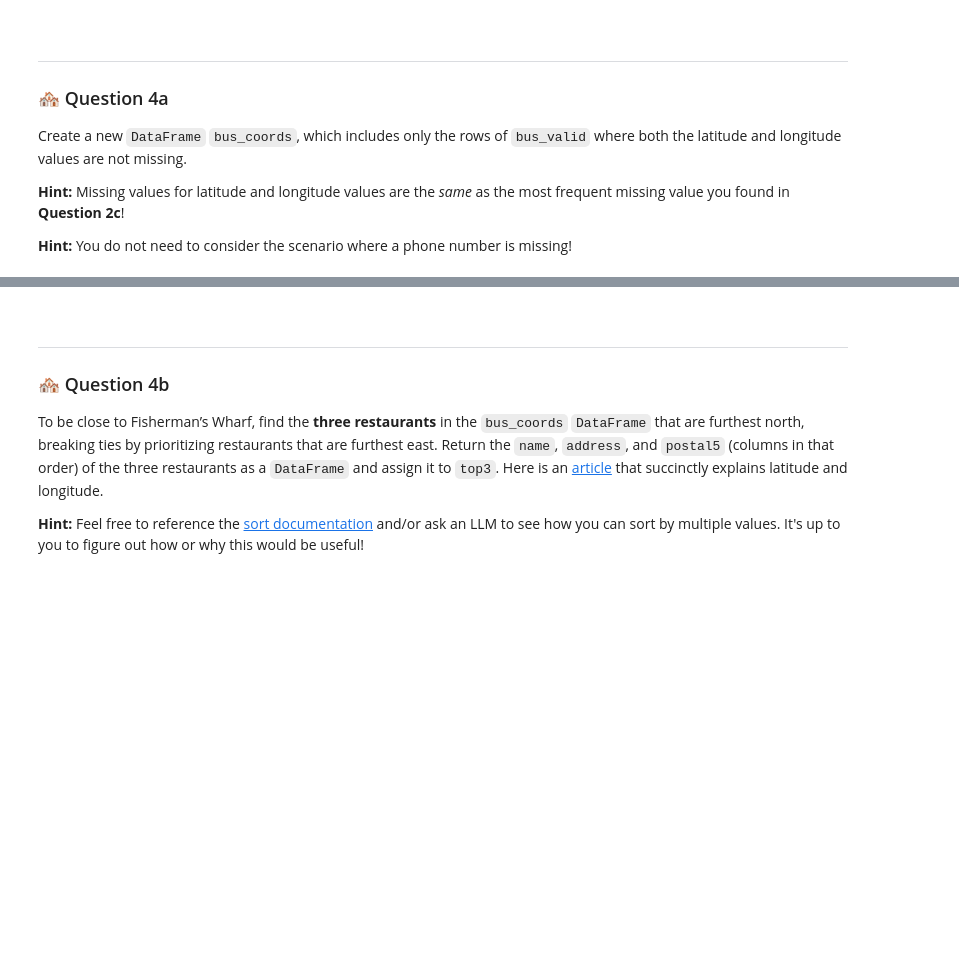
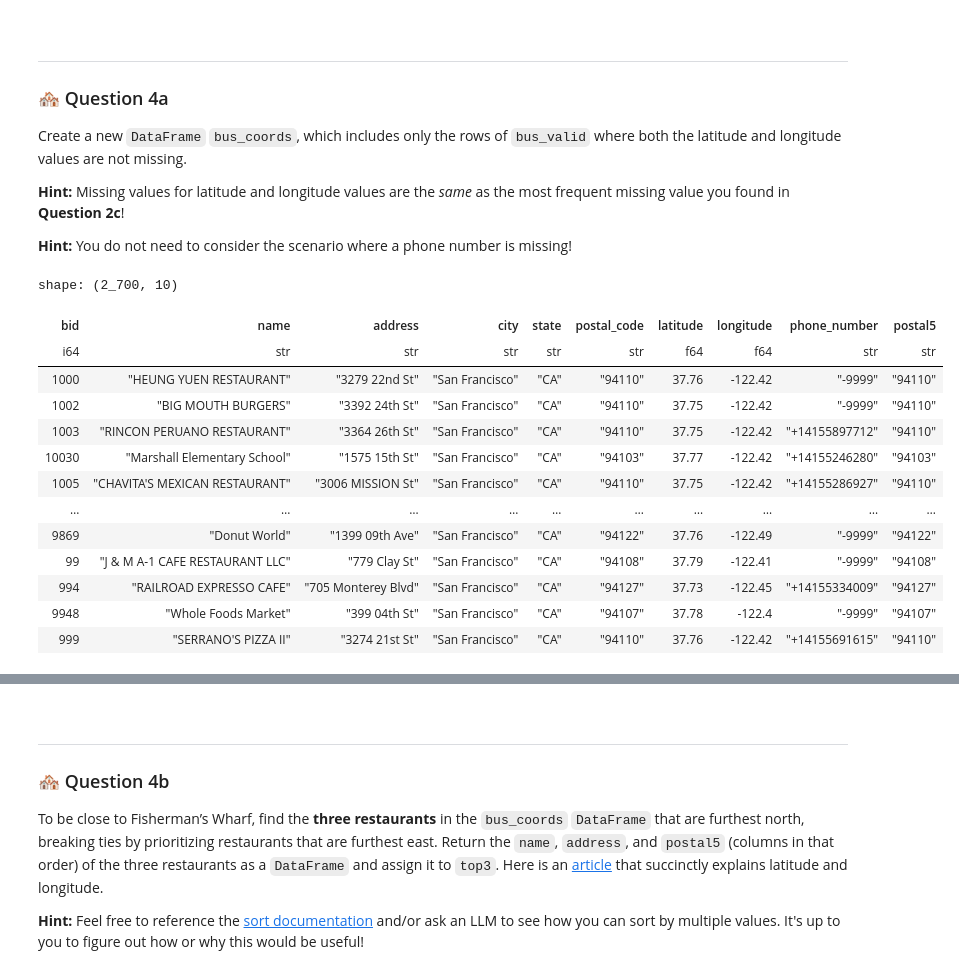
Before and after one commit to robinkool123/CS-Learn-Path, a Jupyter notebook: UCB-Data100/hw/hw01/hw01.ipynb, the cells around one changed output, grey strips where cells are left out. Drawn from its saved outputs; the diff is of its cells as text; code cells hidden in the pictures; blank space fills up the shorter version.

```diff
--- a/UCB-Data100/hw/hw01/hw01.ipynb
+++ b/UCB-Data100/hw/hw01/hw01.ipynb
@@ -499,7 +767,22 @@ Create a new `DataFrame` `bus_coords`, which includes only the rows of `bus_vali
 
 **Hint:** You do not need to consider the scenario where a phone number is missing!
 # %%
-bus_coords = ...
+bus_coords = bus_valid.filter(pl.col('latitude') > 0).filter(pl.col('longitude') > -180)
 bus_coords
+# %% [output]
+shape: (2_700, 10)
+| bid | name | address | city | state | postal_code | latitude | longitude | phone_number | postal5 |
+| i64 | str | str | str | str | str | f64 | f64 | str | str |
+| 1000 | "HEUNG YUEN RESTAURANT" | "3279 22nd St" | "San Francisco" | "CA" | "94110" | 37.76 | -122.42 | "-9999" | "94110" |
+| 1002 | "BIG MOUTH BURGERS" | "3392 24th St" | "San Francisco" | "CA" | "94110" | 37.75 | -122.42 | "-9999" | "94110" |
+| 1003 | "RINCON PERUANO RESTAURANT" | "3364 26th St" | "San Francisco" | "CA" | "94110" | 37.75 | -122.42 | "+14155897712" | "94110" |
+| 10030 | "Marshall Elementary School" | "1575 15th St" | "San Francisco" | "CA" | "94103" | 37.77 | -122.42 | "+14155246280" | "94103" |
+| 1005 | "CHAVITA'S MEXICAN RESTAURANT" | "3006 MISSION St" | "San Francisco" | "CA" | "94110" | 37.75 | -122.42 | "+14155286927" | "94110" |
+| … | … | … | … | … | … | … | … | … | … |
+| 9869 | "Donut World" | "1399 09th Ave" | "San Francisco" | "CA" | "94122" | 37.76 | -122.49 | "-9999" | "94122" |
+| 99 | "J & M A-1 CAFE RESTAURANT LLC" | "779 Clay St" | "San Francisco" | "CA" | "94108" | 37.79 | -122.41 | "-9999" | "94108" |
+| 994 | "RAILROAD EXPRESSO CAFE" | "705 Monterey Blvd" | "San Francisco" | "CA" | "94127" | 37.73 | -122.45 | "+14155334009" | "94127" |
+| 9948 | "Whole Foods Market" | "399 04th St" | "San Francisco" | "CA" | "94107" | 37.78 | -122.4 | "-9999" | "94107" |
+| 999 | "SERRANO'S PIZZA II" | "3274 21st St" | "San Francisco" | "CA" | "94110" | 37.76 | -122.42 | "+14155691615" | "94110" |
 # %%
 grader.check("q4a")
```
Also changed, not shown: parts of 34 cells of this notebook, 8 other files.
